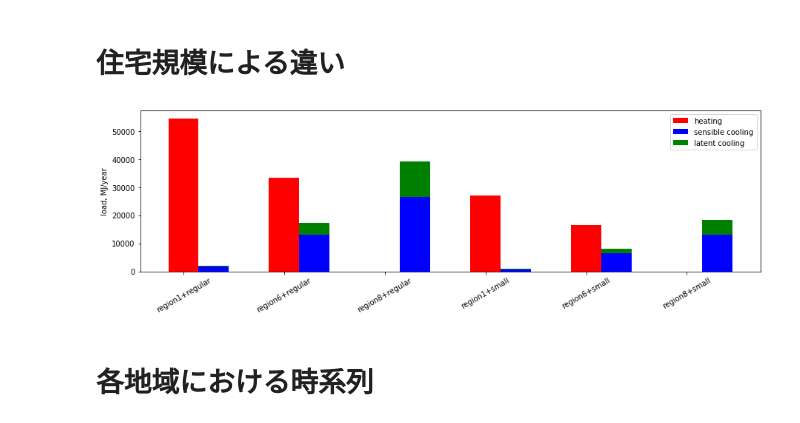
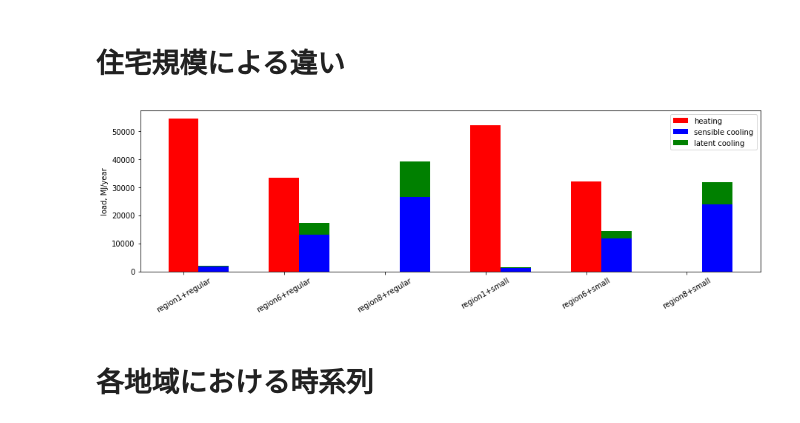
Before and after one commit to HisashiMiura/duct_type_central_hc_system, a Jupyter notebook: report_2_heat_load.ipynb, the cells around one changed output. Cells and saved outputs as stored; diff of their text form; code cells hidden in the pictures.

Commit message:
change the wall calling the load

```diff
--- a/report_2_heat_load.ipynb
+++ b/report_2_heat_load.ipynb
@@ -13,17 +13,19 @@ def draw_integrated_graph(labels, cases):
     # number of bars
     n = len(labels)
 
-#    results = [ac.get_main_value(case) for case in cases]
+    # heating load, MJ/year
+    ys_h = []
+    # sensible cooling load, MJ/year
+    ys_cs = []
+    # latent cooling load, MJ/year
+    ys_cl = []
 
-    # heating load, MJ/year
-    ys_h = [np.sum(ac.get_heating_load(case)) for case in cases]
-#    ys_h = [np.sum(result['time_value']['old_heating_load_sum_of_12_rooms']) for result in results]
-    # sensible cooling load, MJ/year
-    ys_cs = [np.sum(ac.get_sensible_cooling_load(case)) for case in cases]
-#    ys_cs = [np.sum(result['time_value']['old_sensible_cooling_load_sum_of_12_rooms']) for result in results]
-    # latent cooling load, MJ/year
-    ys_cl = [np.sum(ac.get_latent_cooling_load(case)) for case in cases]
-#    ys_cl = [np.sum(result['time_value']['old_latent_cooling_load_sum_of_12_rooms']) for result in results]
+    for case in cases:
+        l_h, l_cs, l_cl = cs.get_load(region=case[0], insulation=case[1], solar_gain=case[2],
+                                      a_mr=case[3], a_or=case[4], a_a=case[5], r_env=case[6])
+        ys_h.append(np.sum(l_h))
+        ys_cs.append(np.sum(l_cs))
+        ys_cl.append(np.sum(l_cl))
 
     fig = plt.figure(figsize=(15,4))
     ax = fig.add_subplot(1,1,1)
@@ -72,10 +126,17 @@ draw_integrated_graph(
 # %% [markdown]
 # 住宅規模による違い
-# %%
-draw_integrated_graph(
-    labels=['region1+regular', 'region6+regular', 'region8+regular', 'region1+small', 'region6+small', 'region8+small'],
-    cases=[1, 6, 8, 9, 10, 11])
-# %% [output]
-[figure, removed]
+# %%
+labels = ['region1+regular', 'region6+regular', 'region8+regular', 'region1+small', 'region6+small', 'region8+small']
+cases = [
+    (1, 'h11', 'middle', 29.81, 51.34, 120.08, 266.0/90.0),
+    (6, 'h11', 'middle', 29.81, 51.34, 120.08, 266.0/90.0),
+    (8, 'h11', 'middle', 29.81, 51.34, 120.08, 266.0/90.0),
+    (1, 'h11', 'middle', 15.0, 10.0, 120.08, 266.0/90.0),
+    (6, 'h11', 'middle', 15.0, 10.0, 120.08, 266.0/90.0),
+    (8, 'h11', 'middle', 15.0, 10.0, 120.08, 266.0/90.0),
+]
+draw_integrated_graph(labels, cases)
+# %% [output]
+[figure, added]
 # %% [markdown]
 # 各地域における時系列
```
Also changed, not shown: parts of 17 cells of this notebook, 2 other files.
